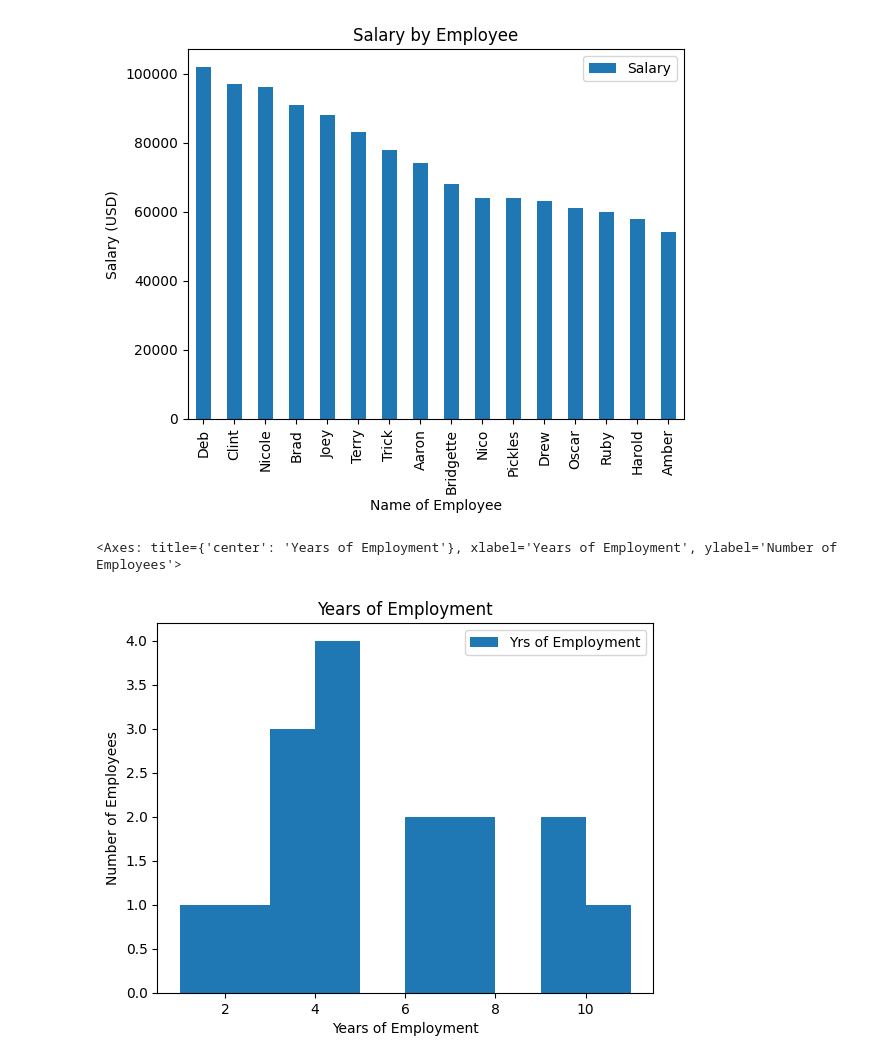
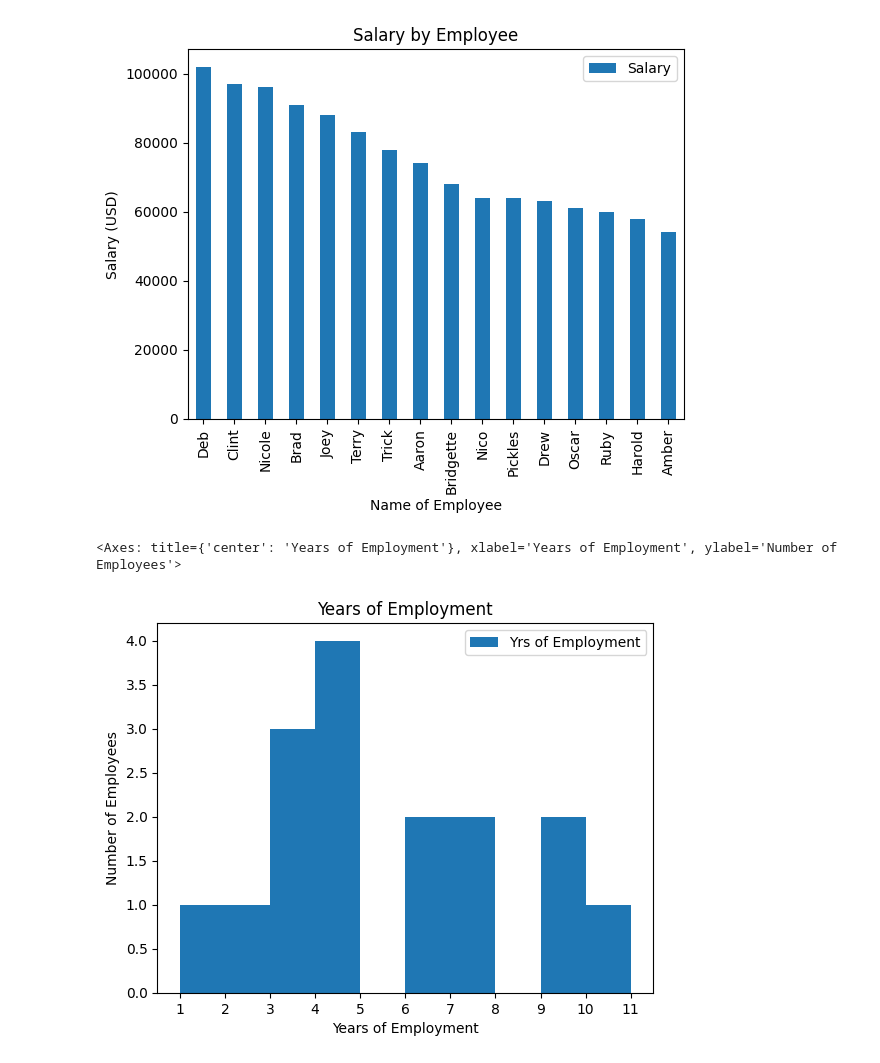
Before and after one commit to collinmfarmer/Mod2-Week4-Assign4, a Jupyter notebook: Plot_plot_plot.ipynb, the cells around one changed output. Cells and saved outputs as stored; diff of their text form; code cells hidden in the pictures.

Commit message:
plot 3 corrected names of variables and added more tick marks

```diff
--- a/Plot_plot_plot.ipynb
+++ b/Plot_plot_plot.ipynb
@@ -81,10 +81,11 @@ bar_plot
 # %%
 #Plot 3 is Histogram of number of employees per year of employment in pandas
 
-line_plot = df.plot(kind="hist", x="Name", y="Yrs of Employment", title="Years of Employment")
-line_plot.set_xlabel("Years of Employment")
-line_plot.set_ylabel("Number of Employees")
-line_plot
+hist_plot = df.plot(kind="hist", x="Name", y="Yrs of Employment", title="Years of Employment")
+hist_plot.set_xticks(range(1, 12))
+hist_plot.set_xlabel("Years of Employment")
+hist_plot.set_ylabel("Number of Employees")
+hist_plot
 # %% [output]
 <Axes: title={'center': 'Years of Employment'}, xlabel='Years of Employment', ylabel='Number of Employees'>
-[figure, old version]
+[figure, new version]
```
